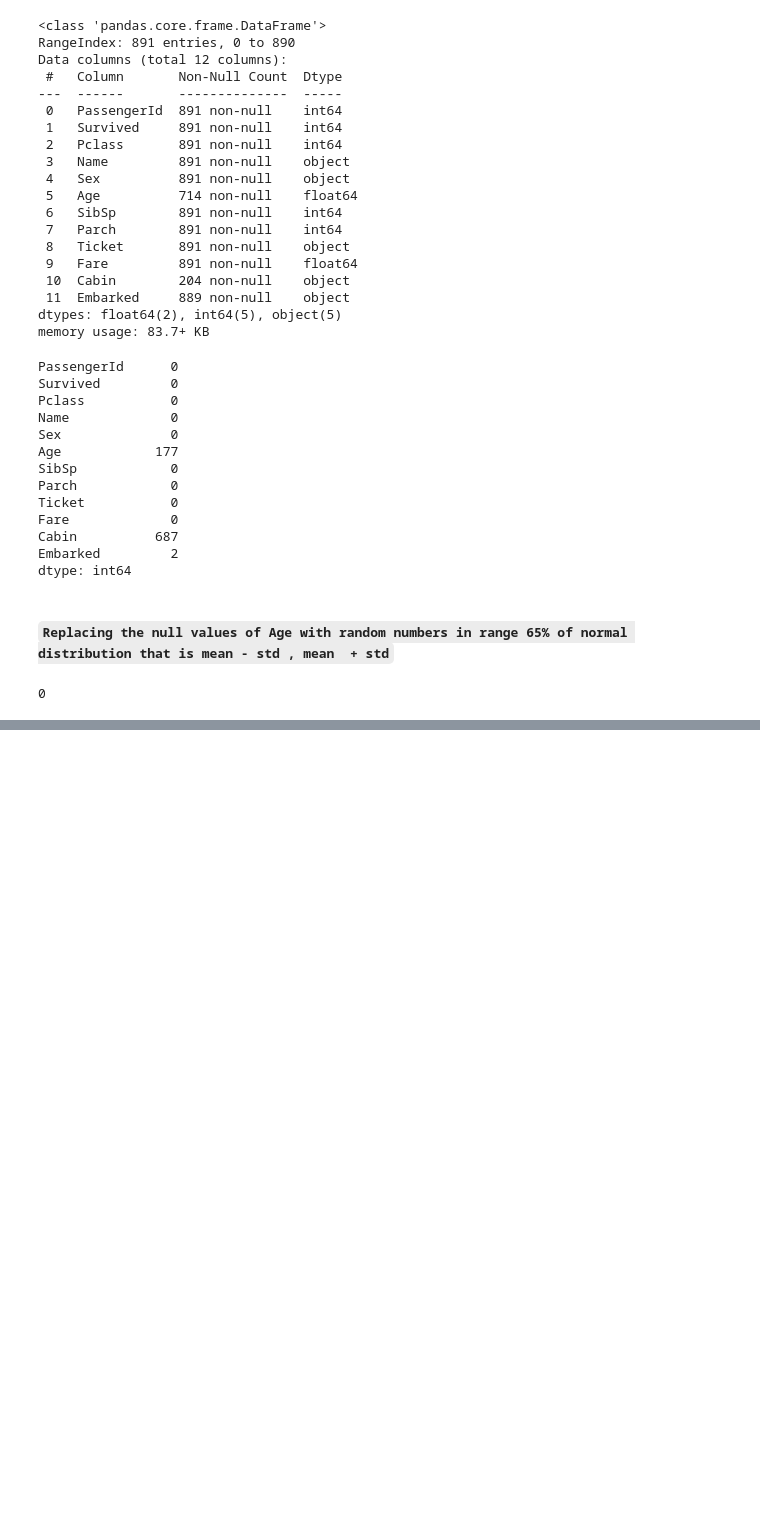
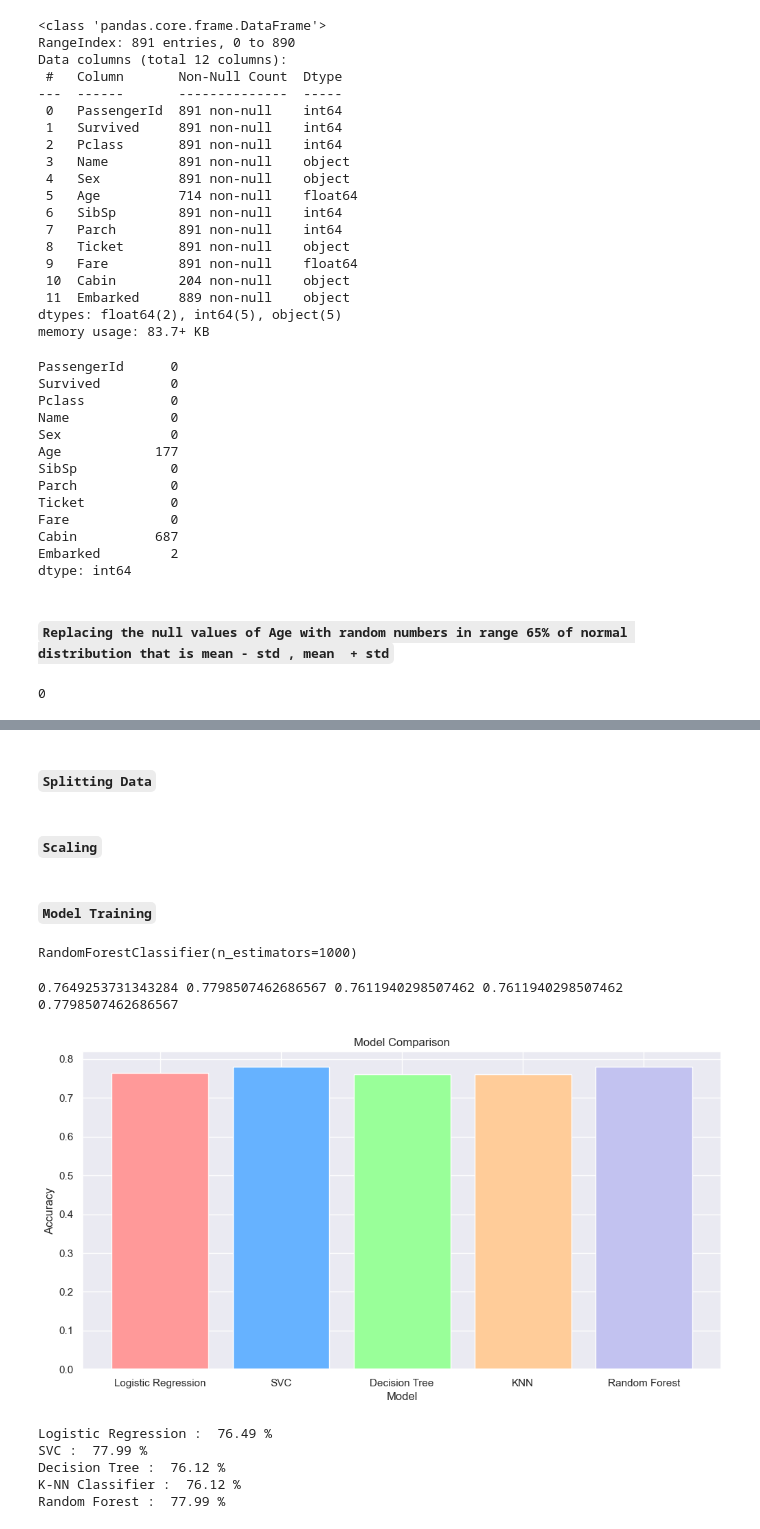
Before and after one commit to satyam1256/Data_Science, a Jupyter notebook: Machine_Learning/Projects/Titanic/index.ipynb, the cells around one changed output, grey strips where cells are left out. Saved outputs shown, nothing was run; the diff lists cells and outputs as text; code cells hidden in the pictures; blank space fills up the shorter version.

Commit message:
Scaling updated

```diff
--- a/Machine_Learning/Projects/Titanic/index.ipynb
+++ b/Machine_Learning/Projects/Titanic/index.ipynb
@@ -234,0 +309,2 @@ a.isna().sum()
+# %% [markdown]
+#### `Splitting Data`
@@ -234,0 +317,2 @@ a.isna().sum()
+# %% [markdown]
+#### `Scaling`
@@ -234,0 +327,59 @@ a.isna().sum()
+# %% [markdown]
+#### `Model Training`
+# %%
+Logistic = LogisticRegression()
+svc_classifier = SVC()
+dct = DecisionTreeClassifier()
+knn = KNeighborsClassifier(5)
+rf = RandomForestClassifier(n_estimators=1000)
+# %%
+Logistic.fit(x_train , y_train)
+svc_classifier.fit(x_train , y_train)
+dct.fit(x_train , y_train)
+knn.fit(x_train , y_train)
+rf.fit(x_train , y_train)
+# %% [output]
+RandomForestClassifier(n_estimators=1000)
+# %%
+log_pred = Logistic.predict(x_test)
+svc_pred = svc_classifier.predict(x_test)
+dct_pred = dct.predict(x_test)
+knn_pred = knn.predict(x_test)
+rf_pred = rf.predict(x_test)
+# %%
+from sklearn.metrics import accuracy_score
+
+log_acc = accuracy_score(y_test , log_pred)
+svc_acc = accuracy_score(y_test , svc_pred)
+dct_acc = accuracy_score(y_test , dct_pred)
+knn_acc = accuracy_score(y_test , knn_pred)
+rf_acc = accuracy_score(y_test , rf_pred)
+# %%
+print(log_acc , svc_acc , dct_acc , knn_acc , rf_acc)
+
+d = np.array([0.7649253731343284 , 0.7798507462686567 , 0.7611940298507462 , 0.7611940298507462 , 0.7798507462686567])
+
+models = ['Logistic Regression', 'SVC', 'Decision Tree', 'KNN', 'Random Forest']
+colors = ['#FF9999', '#66B2FF', '#99FF99', '#FFCC99', '#C2C2F0']  # A mix of red, blue, green, orange, and purple shades
+
+# Create the bar plot
+plt.bar(models, d, color=colors)
+plt.xlabel('Model')
+plt.ylabel('Accuracy')
+plt.title('Model Comparison')
+plt.show()
+# %% [output]
+0.7649253731343284 0.7798507462686567 0.7611940298507462 0.7611940298507462 0.7798507462686567
+[figure, added]
+# %%
+print("Logistic Regression : " , round(log_acc*100 , 2) , '%')
+print("SVC : " , round(svc_acc*100 , 2) , '%')
+print("Decision Tree : " , round(dct_acc*100 , 2) , '%')
+print("K-NN Classifier : " , round(knn_acc*100 , 2) , '%')
+print("Random Forest : " , round(rf_acc*100 , 2) , '%')
+# %% [output]
+Logistic Regression :  76.49 %
+SVC :  77.99 %
+Decision Tree :  76.12 %
+K-NN Classifier :  76.12 %
+Random Forest :  77.99 %
```
Also changed, not shown: parts of 12 cells of this notebook.
